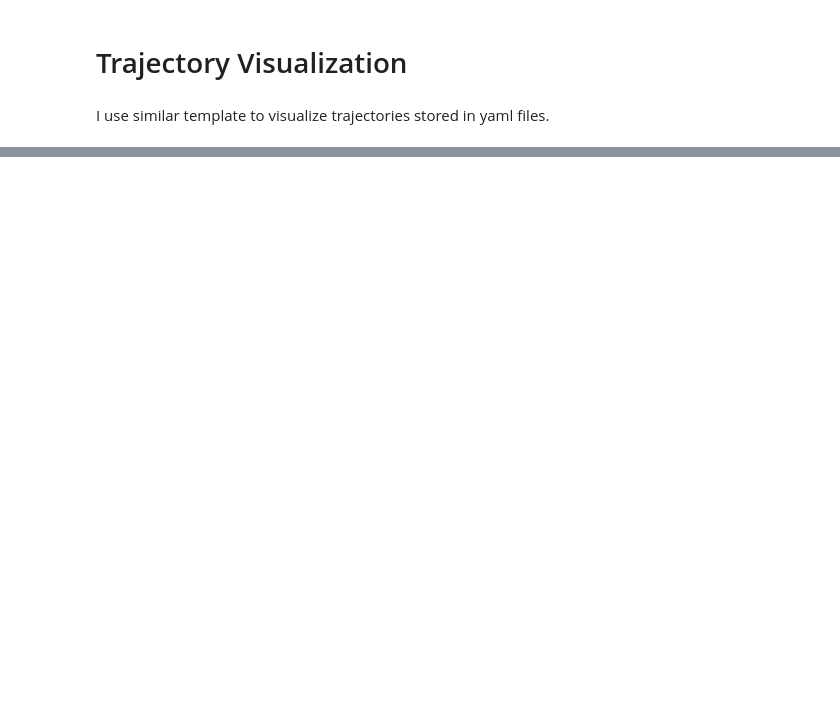
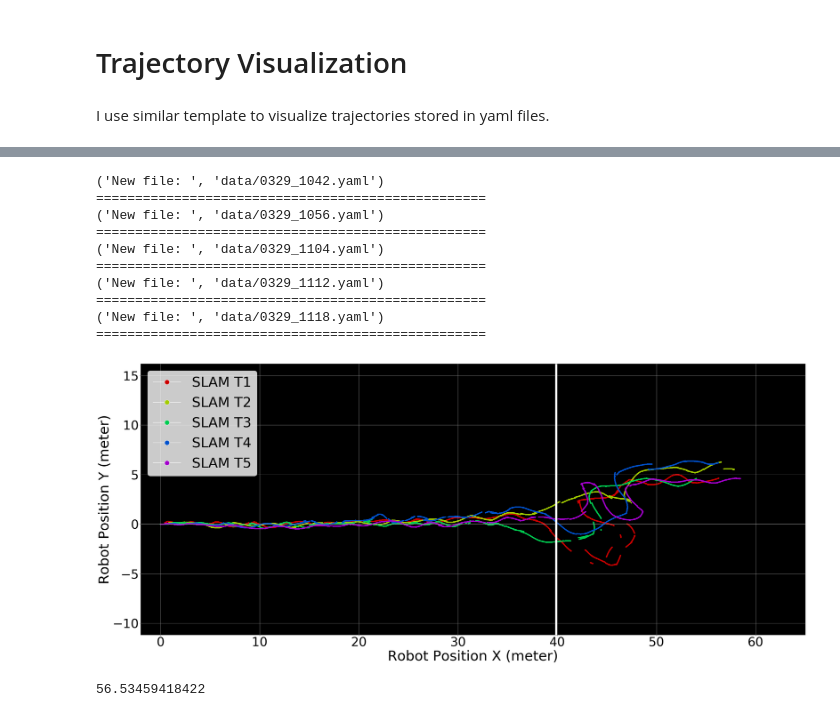
Before and after one commit to eric565648/python_visualization_tools, a Jupyter notebook: trajectory_visualization.ipynb, the cells around one changed output, grey strips where cells are left out. Saved outputs shown, nothing was run; the diff lists cells and outputs as text; code cells hidden in the pictures; blank space fills up the shorter version.

```diff
--- a/trajectory_visualization.ipynb
+++ b/trajectory_visualization.ipynb
@@ -88,0 +101,50 @@ plt.show()
+# %%
+f, axes = plt.subplots(nrows = 1, ncols = 1, figsize=(43,18))
+final_x = []
+for filename in filenames1:
+
+    filename_p = 'data/' + filename + '.yaml'
+
+    print('New file: ',filename_p)
+
+    try:
+        with open(filename_p) as dis_file:
+            all_data = yaml.load(dis_file)
+            pos_list = all_data['data']
+            timestamp = all_data['start_time']
+
+            pos_list['x'] = np.array(pos_list['x'], dtype=np.float64)
+            pos_list['y'] = np.array(pos_list['y'], dtype=np.float64)
+            pos_list['timestamp'] = np.array(pos_list['timestamp'], dtype=np.float64)
+            del all_data
+    except IOError:
+        print("No such file", filename)
+        continue
+
+    axes.scatter(pos_list['x'], pos_list['y'], s=7, c=color_met[filename])
+    axes = ax_init(axes)
+
+    final_x = np.append(final_x, pos_list['x'][-1])
+
+    del pos_list
+    del timestamp
+
+    print "=================================================="
+
+axes.axvline([39.89], linewidth=7, color=[1, 1, 1])
+plt.show()
+
+print(np.mean(final_x))
+# %% [output]
+('New file: ', 'data/0329_1042.yaml')
+==================================================
+('New file: ', 'data/0329_1056.yaml')
+==================================================
+('New file: ', 'data/0329_1104.yaml')
+==================================================
+('New file: ', 'data/0329_1112.yaml')
+==================================================
+('New file: ', 'data/0329_1118.yaml')
+==================================================
+[figure, added]
+56.53459418422
```
Also changed, not shown: parts of 3 cells of this notebook, 11 other files.
